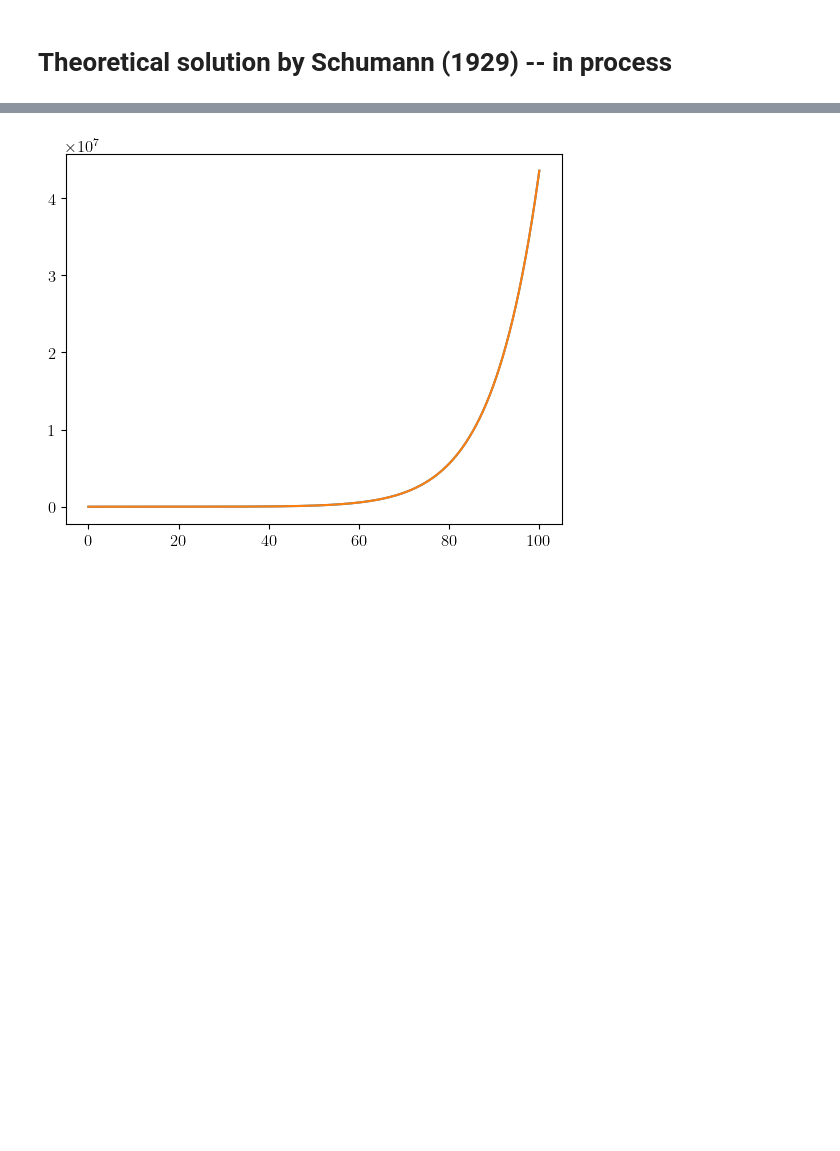
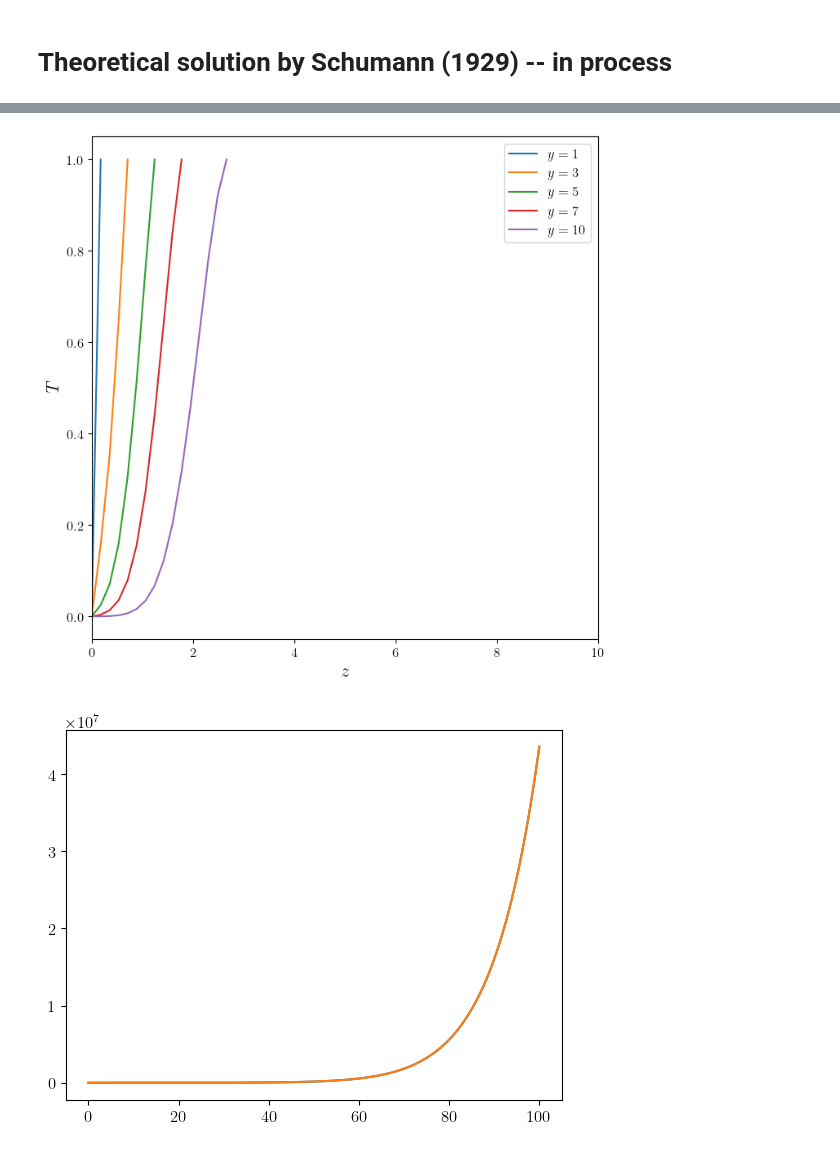
Before and after one commit to riemannsBeard/HeatTransfer_characteristics, a Jupyter notebook: Characteristics.ipynb, the cells around one changed output, grey strips where cells are left out. Drawn from its saved outputs; the diff is of its cells as text; code cells hidden in the pictures; blank space fills up the shorter version.

```diff
--- a/Characteristics.ipynb
+++ b/Characteristics.ipynb
@@ -390,3 +428,18 @@ plt.show()
+# %%
+fig, ax = plt.subplots(figsize=(8,8))
+plt.plot(z[:,int(1/dy)], Tfc[:,int(1/dy)]*T0/(Tin - T0), label=r'$y = 1$')
+plt.plot(z[:,int(3/dy)], Tfc[:,int(3/dy)]*T0/(Tin - T0), label=r'$y = 3$')
+plt.plot(z[:,int(5/dy)], Tfc[:,int(5/dy)]*T0/(Tin - T0), label=r'$y = 5$')
+plt.plot(z[:,int(7/dy)], Tfc[:,int(7/dy)]*T0/(Tin - T0), label=r'$y = 7$')
+plt.plot(z[:,int(10/dy)], Tfc[:,int(10/dy)]*T0/(Tin - T0), label=r'$y = 10$')
+
+plt.xlim([0,10])
+plt.xlabel(r'$z$', fontsize=16)
+plt.ylabel(r'$T$', fontsize=16)
+plt.legend()
+plt.show()
+# %% [output]
+[figure, added]
 # %%
 k2 = h/(rhof*cpf*eps)
 k1 = h/(rhos*cps*(1-eps))
```
Also changed, not shown: parts of 5 cells of this notebook, 6 other files.
